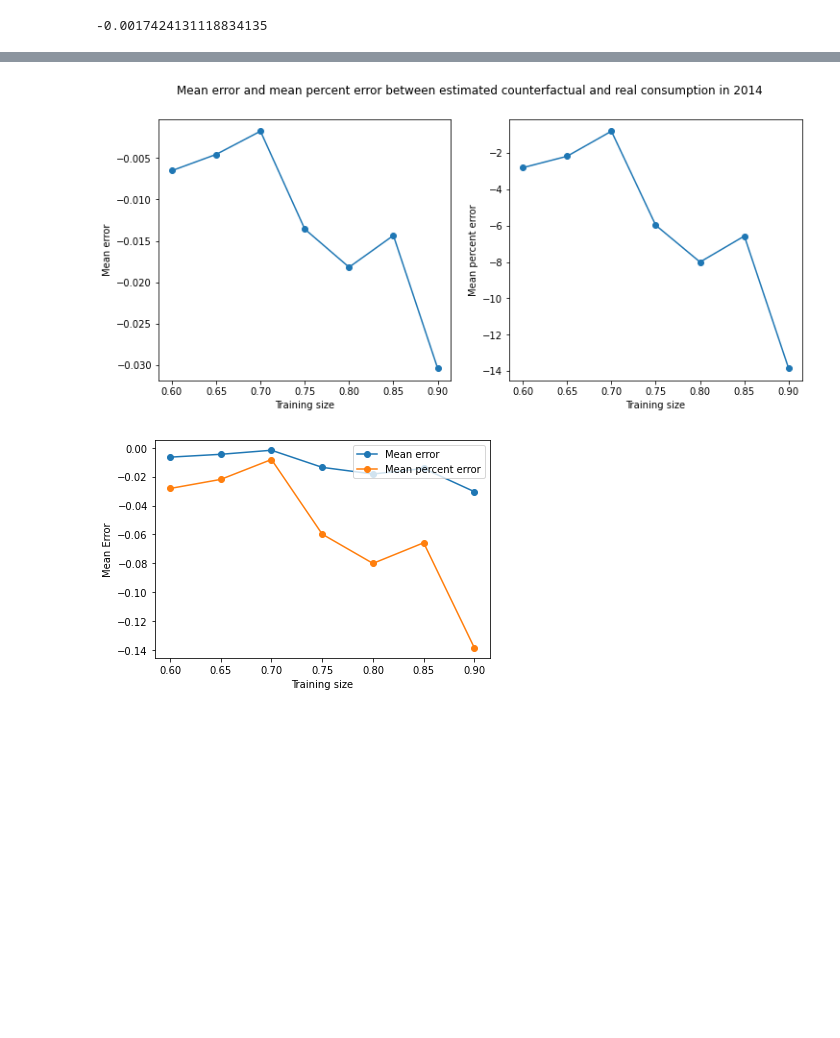
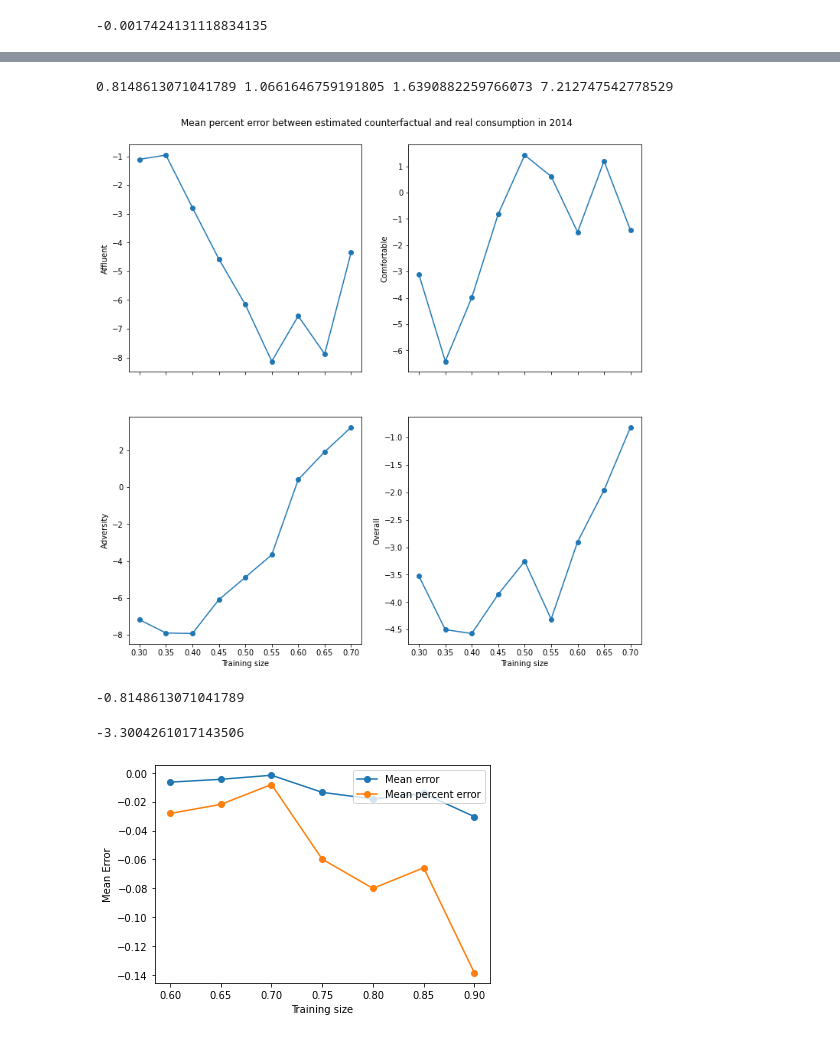
Before and after one commit to sabanejad/demand-response, a Jupyter notebook: code/2013-2014_control_MSE.ipynb, the cells around one changed output, grey strips where cells are left out. Drawn from its saved outputs; the diff is of its cells as text; code cells hidden in the pictures; blank space fills up the shorter version.

```diff
--- a/code/2013-2014_control_MSE.ipynb
+++ b/code/2013-2014_control_MSE.ipynb
@@ -417,0 +467,3 @@ mean error, taking the mean before taking the difference
+# %%
+a_2013_bar = pd.concat([a_2013_aff_bar, a_2013_com_bar, a_2013_adv_bar])
+a_2014_bar = pd.concat([a_2014_aff_bar, a_2014_com_bar, a_2014_adv_bar])
@@ -417,0 +601,8 @@ mean error, taking the mean before taking the difference
+# %%
+print(
+mpe[-1],
+socio_mpe_aff[-1],
+socio_mpe_com[-1],
+socio_mpe_adv[-1])
+# %% [output]
+0.8148613071041789 1.0661646759191805 1.6390882259766073 7.212747542778529
@@ -418,14 +612,4 @@ mean error, taking the mean before taking the difference
 # %%
-train_sizes = np.arange(0.6, 0.95, 0.05)
-# mean first
-me_1 = []
-mpe_1 = []
-# difference first
-me_2 = []
-mpe_2 = []
-for t in train_sizes:
-    t, t_est = find_error(a_2013_, a_2014_, t)
-    me_1.append(np.nanmean(np.nanmean(t, axis=0) - np.nanmean(t_est, axis=0)))
-    mpe_1.append(np.nanmean((np.nanmean(t, axis=0) - np.nanmean(t_est, axis=0))/np.nanmean(t, axis=0)))
-    me_2.append(np.nanmean(np.nanmean(t - t_est, axis=0)))
-    mpe_2.append(np.nanmean(np.nanmean((t - t_est)/t, axis=0)))
+def get_mpe(t, t_est):
+#     return np.absolute(np.nanmean((np.nanmean(t, axis=0) - np.nanmean(t_est, axis=0))/np.nanmean(t, axis=0))*100)
+    return np.nanmean((np.nanmean(t, axis=0) - np.nanmean(t_est, axis=0))/np.nanmean(t, axis=0))*100
@@ -435,17 +629,33 @@ def rmspe(y_true, y_pred):
 # %%
-fig, ax = plt.subplots(1, 2, sharex=True, sharey=False, figsize=(12, 5))
-fig.suptitle('Mean error and mean percent error between estimated counterfactual and real consumption in 2014')
+fig, ax = plt.subplots(2, 2, sharex=True, sharey=False, figsize=(12, 12))
+fig.suptitle('Mean percent error between estimated counterfactual and real consumption in 2014', x=0.5, y=0.92)
+# fig.ylabel('Training size')
 
-ax[0].plot(train_sizes, me_1, '-o')
-ax[0].set_ylabel('Mean error')
-ax[0].set_xlabel('Training size')
+ax[0, 0].plot(train_sizes, mpe_aff, '-o')
+ax[0, 0].set_ylabel('Affluent')
 
-ax[1].plot(train_sizes, _111, '-o')
-ax[1].set_ylabel('Mean percent error')
-ax[1].set_xlabel('Training size')
-plt.savefig('../figs/error_analysis_multireg.png');
+ax[0, 1].plot(train_sizes, mpe_com, '-o')
+ax[0, 1].set_ylabel('Comfortable')
+
+ax[1, 0].plot(train_sizes, mpe_adv, '-o')
+ax[1, 0].set_ylabel('Adversity')
+ax[1, 0].set_xlabel('Training size')
+
+ax[1, 1].plot(train_sizes, mpe, '-o')
+ax[1, 1].set_ylabel('Overall')
+ax[1, 1].set_xlabel('Training size');
+
+plt.savefig('../figs/error_analysis_multireg_overall.png');
 # %% [output]
-[figure, old version]
+[figure, new version]
+# %%
+np.max(mpe_1)
+# %% [output]
+-0.8148613071041789
+# %%
+np.nanmean(mpe_1)
+# %% [output]
+-3.3004261017143506
 # %%
 plt.plot(train_sizes, me_1, '-o', label='Mean error')
 # plt.plot(train_sizes, me_2, '-o', label='me_2')
```
Also changed, not shown: parts of 29 cells of this notebook, 19 other files.
